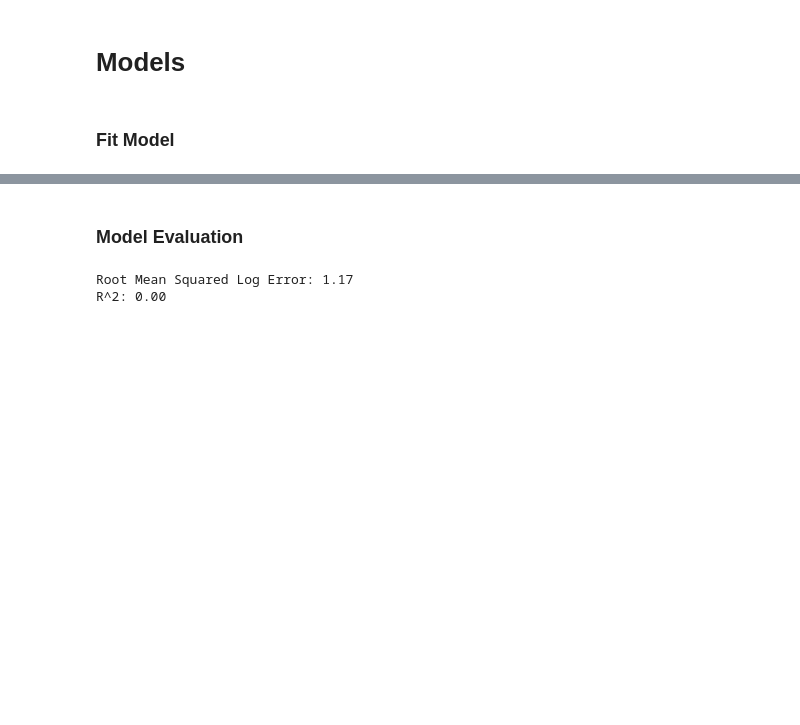
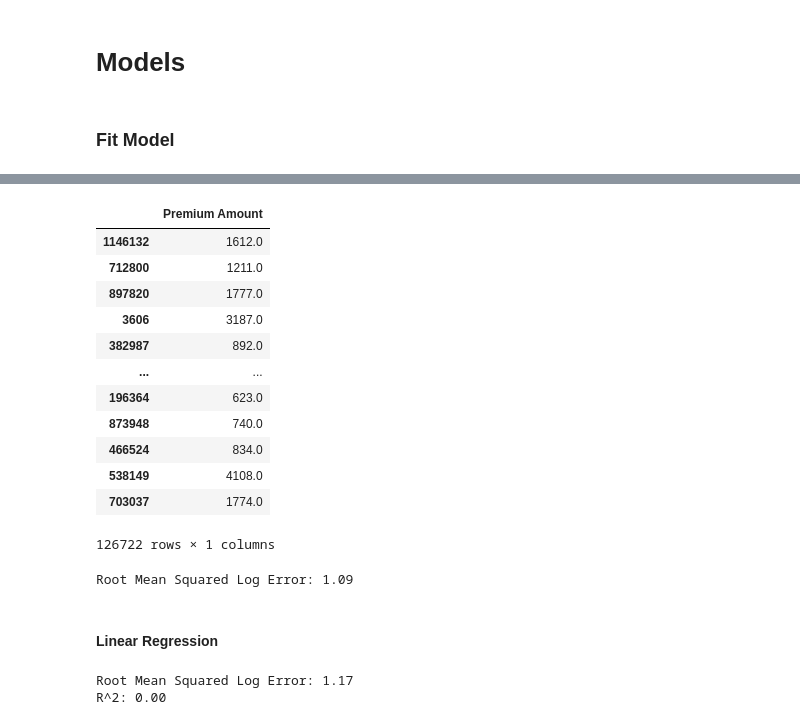
Before and after one commit to mglissmann/kaggle_playground_series_4_12, a Jupyter notebook: analysis.ipynb, the cells around one changed output, grey strips where cells are left out. Cells and saved outputs as stored; diff of their text form; code cells hidden in the pictures; blank space fills up the shorter version.

```diff
--- a/analysis.ipynb
+++ b/analysis.ipynb
@@ -269,7 +312,28 @@ y_train.head()
+# %%
+y_test
+# %% [output]
+|  | Premium Amount |
+| 1146132 | 1612.0 |
+| 712800 | 1211.0 |
+| 897820 | 1777.0 |
+| 3606 | 3187.0 |
+| 382987 | 892.0 |
+| ... | ... |
+| 196364 | 623.0 |
+| 873948 | 740.0 |
+| 466524 | 834.0 |
+| 538149 | 4108.0 |
+| 703037 | 1774.0 |
+126722 rows × 1 columns
+# %%
+# Competition Metric
+print(f"Root Mean Squared Log Error: {root_mean_squared_log_error(y_test, y_pred):.2f}")
+# %% [output]
+Root Mean Squared Log Error: 1.09
+# %% [markdown]
+#### Linear Regression
 # %%
 model = LinearRegression().fit(X_train, y_train)
-# %% [markdown]
-### Model Evaluation
 # %%
 y_pred = model.predict(X_test)
 
```
Also changed, not shown: parts of 8 cells of this notebook.
